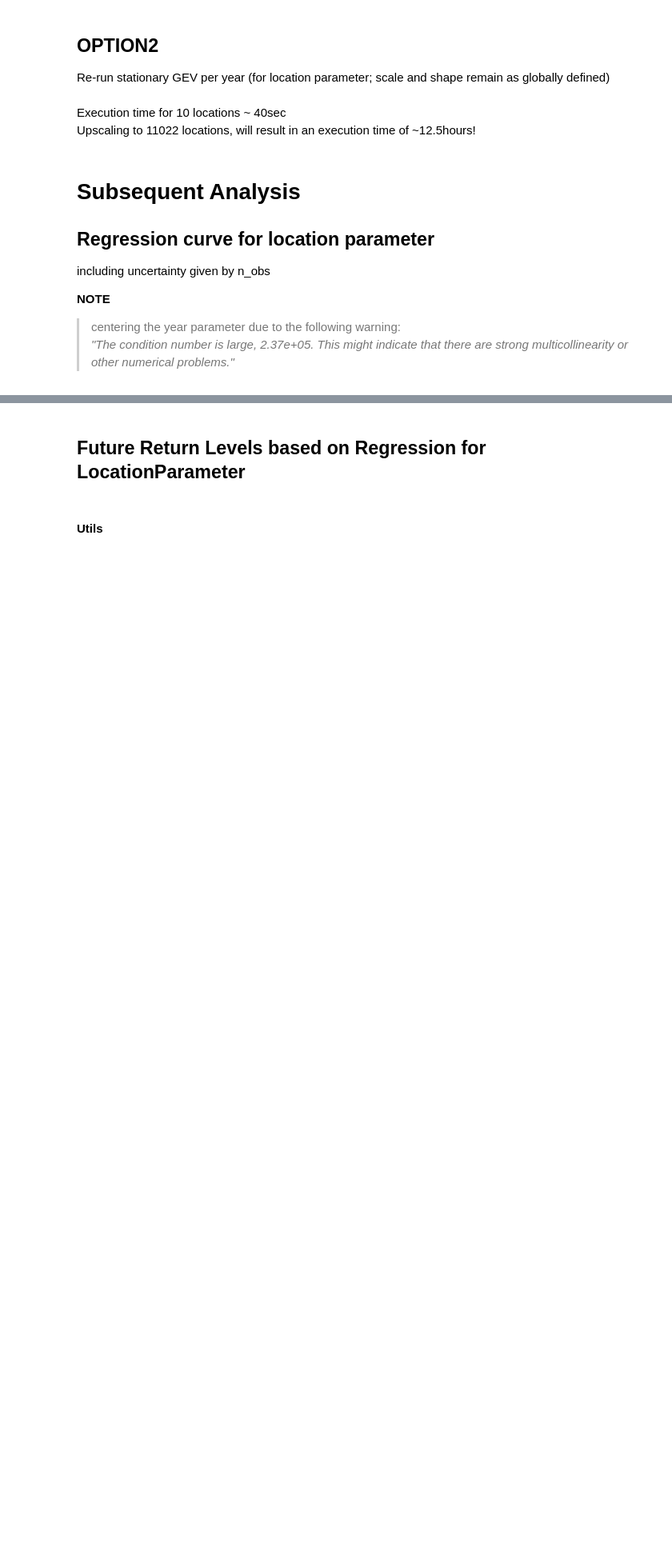
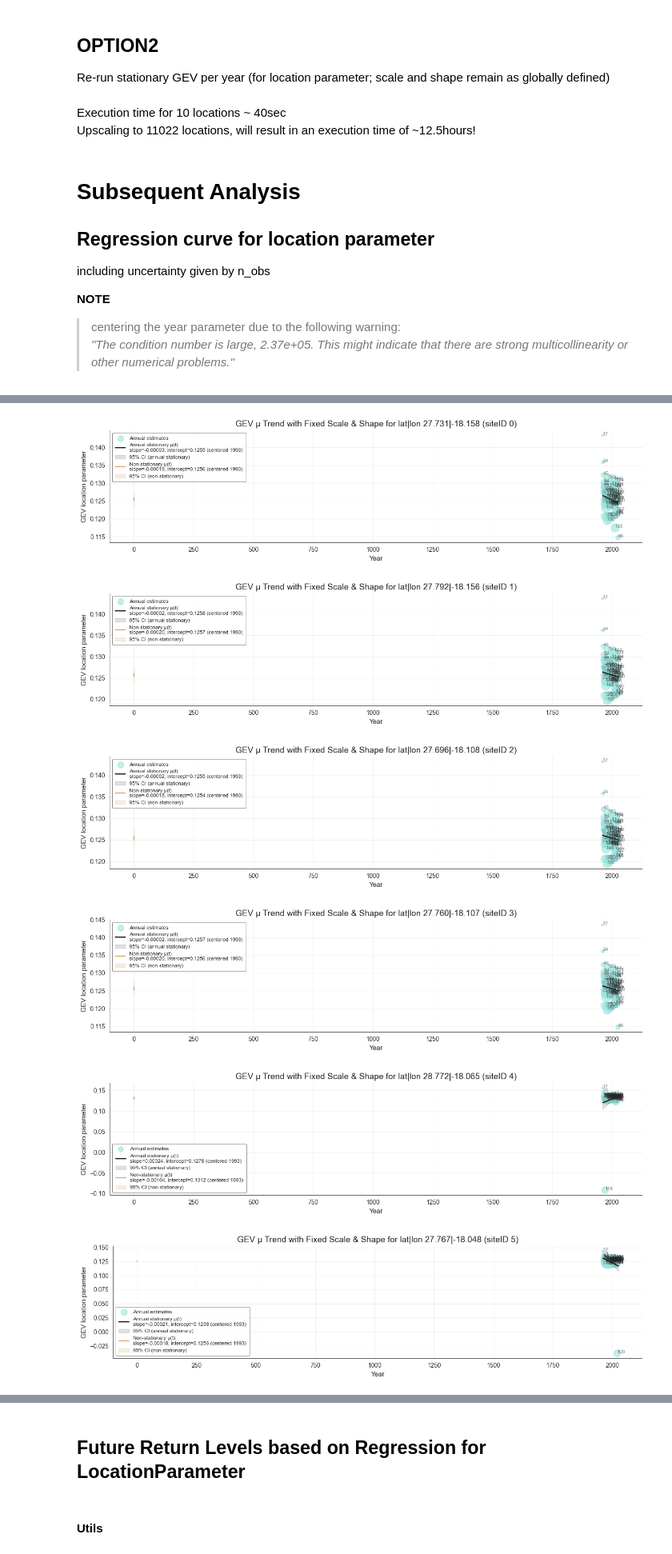
Before and after one commit to silviaelisabeth/SeaLevelExtremes, a Jupyter notebook: script/GEVanalysis.ipynb, the cells around one changed output, grey strips where cells are left out. Shown at 80% size. Drawn from its saved outputs; the diff is of its cells as text; code cells hidden in the pictures; blank space fills up the shorter version.

```diff
--- a/script/GEVanalysis.ipynb
+++ b/script/GEVanalysis.ipynb
@@ -350,3 +347,5 @@ color_marker:str='#99E3DDFF'
+# %%
+dic_timing = {}
 # %%
 path_results = '../output/gev_analysis/pooled/2026-02-06/'
 # %%
@@ -363,15 +368,17 @@ for site_id, location_results in results.items():
 for site_id, analysis_dict in results1:
         results.setdefault(site_id, {}).update(analysis_dict)
 # %%
-dic_timing['GEV approach 2']['regression start'] = datetime.now()
+dic_timing['regression start'] = datetime.now()
+save_regression_summary = False
+# ------------------------------------------------------------------------------------------
+result_key = list(results.keys())[0]
+column_label = None
+for col_label in results[result_key]['data'].columns:
+    if col_label in ('sim_year', 'year'):
+        column_label = col_label
 
-# ------------------------------------------------------------------------------------------
-
-for col_label in ('year', 'sim_year'):
-        if col_label in results[0]['data']:
-                break
-        else:
-                raise ValueError('No year found in data table')
+if column_label is None:
+    raise ValueError('No year found in data table')
 
 for site_id, dic_location in results.items():
     wls_delta = dic_location['wls_delta']
@@ -385,35 +392,41 @@ for site_id, dic_location in results.items():
             wls_delta=wls_delta,
             nonstat_years=dic_location['data'][col_label].values.astype(int),
             nonstat=dic_location['fit results']['gev_nonstationary'],
             display_results=True,
-            colors_reg=colors_reg,
-            markers_color=color_marker,
+            colors_reg=['#333333FF', '#C88D35FF'],
+            markers_color='#99E3DDFF',
             lat=dic_location['data']['lat'].unique()[0],
             lon=dic_location['data']['lon'].unique()[0],
             site_id=site_id,
     )
-
 
     if save_regression_summary and ('file location' in dic_location.keys() or 'file_path_report' in dic_location.keys()):
         if 'file location' in dic_location.keys():
             save_path = dic_location['file location']
         else:
             save_path = dic_location['file_path_report']
         with open(save_path + '/WLSdelta_summary.html', 'w') as f:
             f.write( wls_delta.summary().as_html())
 
         lat = str(dic_location['location info']['lat'].round(3))
         lon = str(dic_location['location info']['lon'].round(3))
         file_name = f"/GEVTrendAnalysis_location_{str(site_id)}_{lat}|{lon}.png"
         fig.savefig(save_path+file_name, dpi=300, bbox_inches='tight')
 
     else:
         print("\t skipping saving GEV μ trend analysis ...")
 
 # ------------------------------------------------------------------------------------------
-dic_timing['GEV approach 2']['regression end'] = datetime.now()
-time_diff = dic_timing['GEV approach 2']['regression end'] - dic_timing['GEV approach 2']['regression start']
+dic_timing['regression end'] = datetime.now()
+time_diff = dic_timing['regression end'] - dic_timing['regression start']
 print(
     f"\nExecution time for computing regression analysis for annual stationary GEV and non-stationary GEV: "
     f"{time_diff}sec"
     )
+# %% [output]
+[figure, added]
+[figure, added]
+[figure, added]
+[figure, added]
+[figure, added]
+[figure, added]
```
Also changed, not shown: parts of 16 cells of this notebook, 5 other files.
